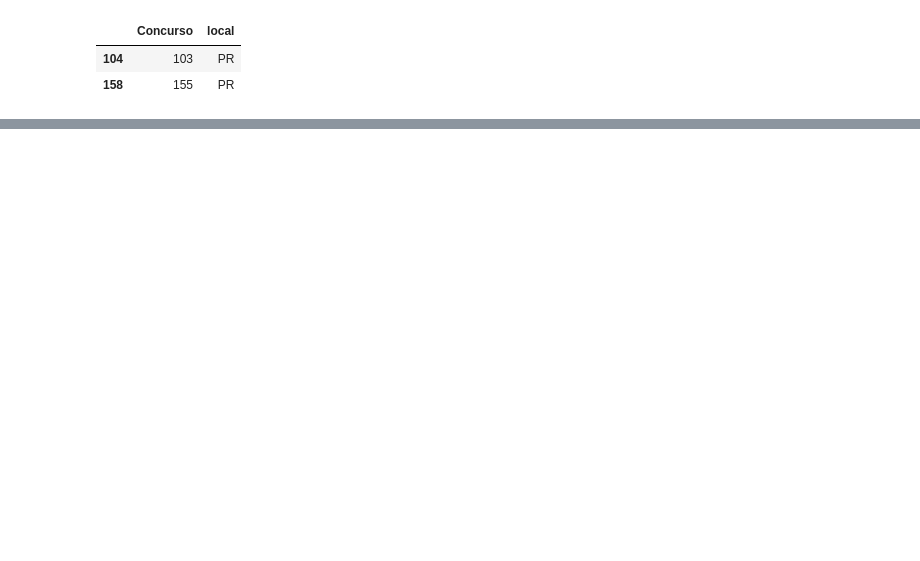
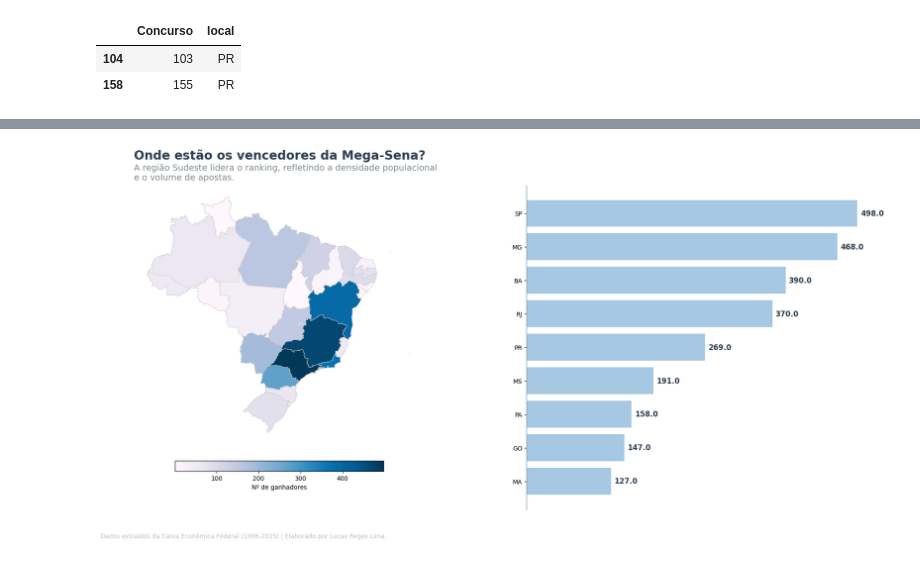
Before and after one commit to zf0rest/megasena_science, a Jupyter notebook: notebooks/analise.ipynb, the cells around one changed output, grey strips where cells are left out. Cells and saved outputs as stored; diff of their text form; code cells hidden in the pictures; blank space fills up the shorter version.

```diff
--- a/notebooks/analise.ipynb
+++ b/notebooks/analise.ipynb
@@ -493,3 +499,15 @@ display(df_expand.loc[[104, 158], ['Concurso', 'local']])
 |  | Concurso | local |
 | 104 | 103 | PR |
 | 158 | 155 | PR |
+# %%
+df_expand[(df_expand['local'].isna())&(df_expand['Wins_6']>0)]
+#Tem algum concurso com vencedores na mega sena e dado localidade vazio ainda? Sim! Porém, nem procurando na internet consegui encontrar essa informação.')
+df_expand.iloc[24,2] = 'NÃO INFORMADO'
+
+#Vamos definir um dataframe para a análise regional, que exigirá um formato diferente do usual:
+df_gpd = df_expand.loc[df_expand['Wins_6'] != 0, ['Concurso', 'local', 'Data_Sorteio', 'Wins_6', 'Rateio_6']].reset_index(drop=True).copy()
+df_gpd = df_gpd.groupby(by='local', sort=True)[['Wins_6','Rateio_6']].sum().reset_index()
+
+df_gpd.rename({'Wins_6':'Quantidade de vencedores'}, axis=1, inplace=True)
+df_gpd.rename({'Rateio_6':'Montante financeiro'}, axis=1, inplace=True)
+df_gpd
@@ -495,0 +532,54 @@ display(df_expand.loc[[104, 158], ['Concurso', 'local']])
+# %%
+UF = gpd.read_file('../Data/BR_UF_2024/BR_UF_2024.shp') #lendo os dados geográficos provindos do IBGE sobre as UF's do Brasil
+df_gpd.rename({'local':'SIGLA_UF'}, axis=1, inplace=True) #pra ficar igual da planilha
+
+df_gpd = UF.merge(df_gpd, left_on='SIGLA_UF', right_on='SIGLA_UF', how='left')
+# %%
+fig, (ax1, ax2) = plt.subplots(1, 2, figsize=(20, 10), gridspec_kw={'width_ratios': [1.5, 1]})
+
+# --- LADO ESQUERDO: O MAPA (ax1) ---
+df_gpd.plot(column='Quantidade de vencedores',
+            ax=ax1, # Agora apontamos para ax1
+            legend=True,
+            cmap='PuBu',
+            edgecolor='#CCCCCC',
+            linewidth=0.5,
+            legend_kwds={
+                'label': "Nº de ganhadores",
+                'orientation': "horizontal",
+                'shrink': 0.4,
+                'pad': 0.05
+            })
+
+# Títulos alinhados ao ax1 (mapa)
+ax1.text(0, 1.1, 'Onde estão os vencedores da Mega-Sena?',
+        transform=ax1.transAxes, fontsize=20, fontweight='bold', color='#2C3E50')
+ax1.text(0, 1.02, 'A região Sudeste lidera o ranking, refletindo a densidade populacional\ne o volume de apostas.',
+        transform=ax1.transAxes, fontsize=14, color='#7F8C8D')
+
+ax1.axis('off')
+
+df_topestados = df_gpd.sort_values('Quantidade de vencedores', ascending=True).tail(10)
+
+barras = ax2.barh(df_topestados['SIGLA_UF'], df_topestados['Quantidade de vencedores'], color='#A6C8E2')
+
+# Storytelling: Removendo o "lixo" visual das barras
+ax2.spines['top'].set_visible(False)
+ax2.spines['right'].set_visible(False)
+ax2.spines['bottom'].set_visible(False)
+ax2.spines['left'].set_color('#7F8C8D')
+ax2.get_xaxis().set_visible(False) # Remove escala numérica inferior
+
+for bar in barras:
+    width = bar.get_width()
+    ax2.text(width + 5, bar.get_y() + bar.get_height()/2,
+             width, va='center', fontsize=12, color='#2C3E50', fontweight='bold')
+
+#Configurando a legenda
+plt.figtext(0.1, 0.05, "Dados extraídos da Caixa Econômica Federal (1996-2025) | Elaborado por Lucas Reges Lima",
+            fontsize=10, color='#BDC3C7')
+
+plt.tight_layout(rect=[0, 0.1, 1, 0.95])
+plt.show()
+# %% [output]
+[figure, added]
```
Also changed, not shown: parts of 6 cells of this notebook.
